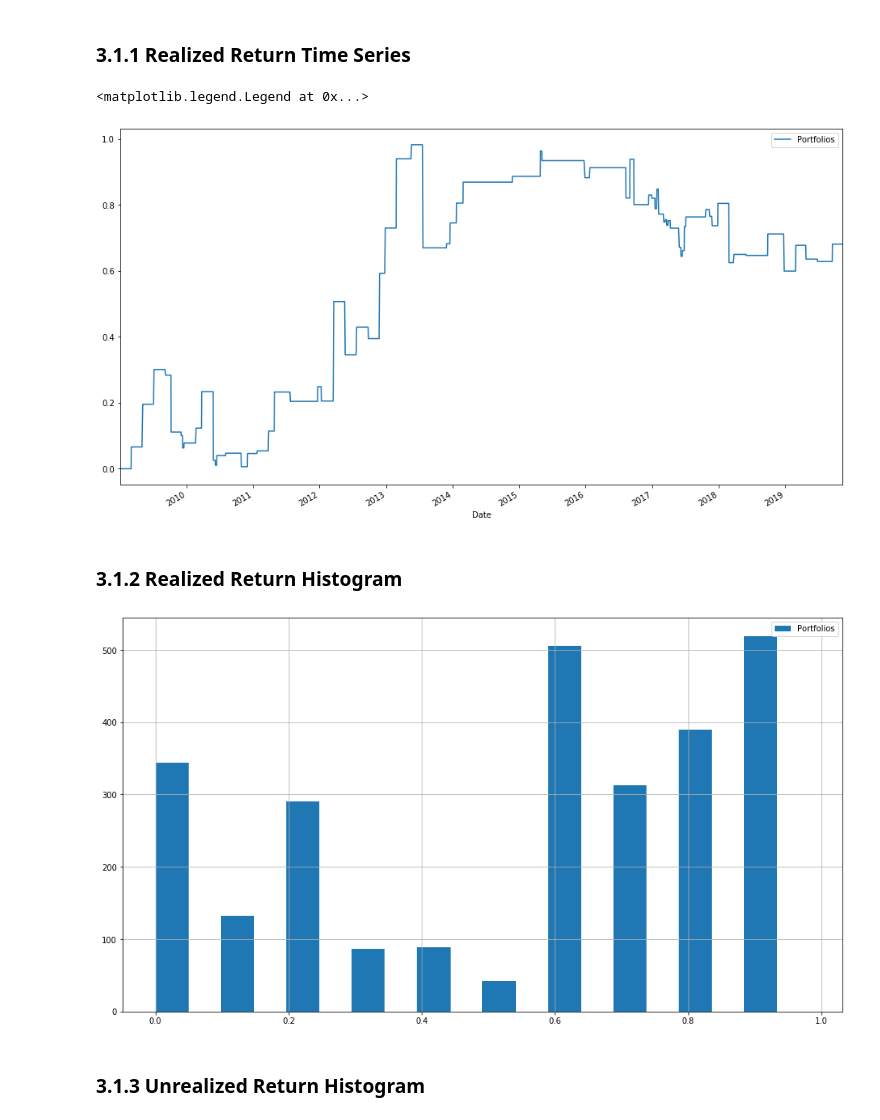
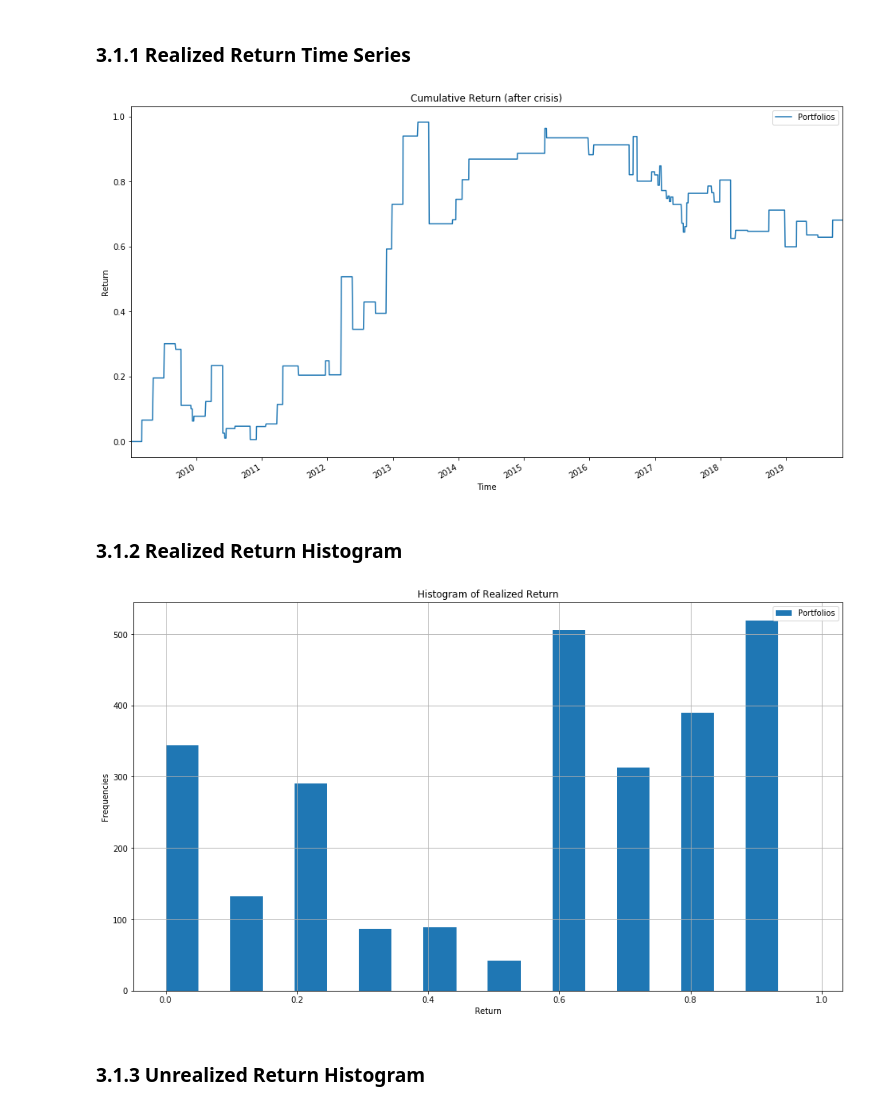
Before and after one commit to Zhehao97/AlgorithmicTrading_final, a Jupyter notebook: 2.Carry Trade Implementation.ipynb, the cells around one changed output. Saved outputs shown, nothing was run; the diff lists cells and outputs as text; code cells hidden in the pictures.

```diff
--- a/2.Carry Trade Implementation.ipynb
+++ b/2.Carry Trade Implementation.ipynb
@@ -164,18 +167,23 @@ plt.show()
 # %%
 results_09['Real_Return'].plot(label='Portfolios')
 plt.legend()
-plt.show()
+plt.xlabel('Time')
+plt.ylabel('Return')
+plt.title('Cumulative Return (after crisis)')
+plt.savefig('Results/Real_Return_post_crisis.jpg')
 # %% [output]
-<matplotlib.legend.Legend at 0x...>
-[figure, old version]
+[figure, new version]
 # %% [markdown]
 ### 3.1.2 Realized Return Histogram
 # %%
 results_09['Real_Return'].hist(width=0.05, label='Portfolios')
 plt.legend()
-plt.show()
+plt.xlabel('Return')
+plt.ylabel('Frequencies')
+plt.title('Histogram of Realized Return')
+plt.savefig('Results/Real_Return_hist_post_crisis.jpg')
 # %% [output]
-[figure, old version]
+[figure, new version]
 # %% [markdown]
 ### 3.1.3 Unrealized Return Histogram
 # %%
```
Also changed, not shown: parts of 11 cells of this notebook, 1 other file.
